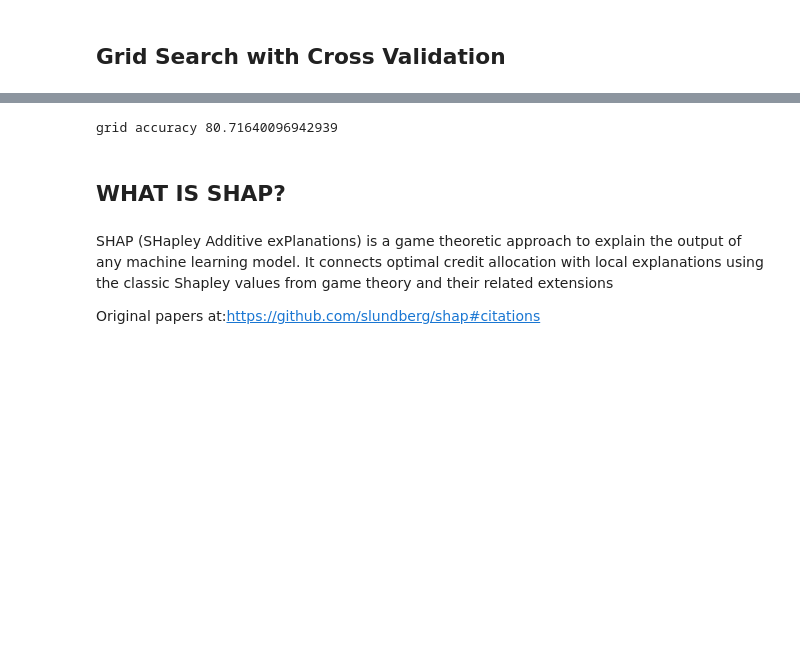
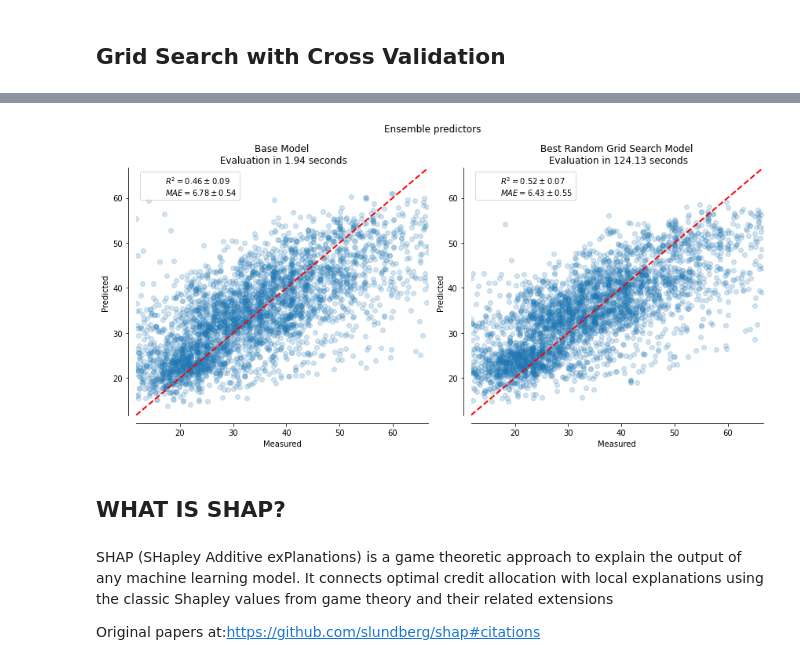
Before and after one commit to amirhkr/COVID19_RandomForest, a Jupyter notebook: notebooks/experiments/COPY_compliance_regression-Copy1.ipynb, the cells around one changed output, grey strips where cells are left out. Saved outputs shown, nothing was run; the diff lists cells and outputs as text; code cells hidden in the pictures; blank space fills up the shorter version.

```diff
--- a/notebooks/experiments/COPY_compliance_regression-Copy1.ipynb
+++ b/notebooks/experiments/COPY_compliance_regression-Copy1.ipynb
@@ -303,7 +331,12 @@ Improvement of 1.39%.
-# %%
-print('grid accuracy',grid_accuracy)
-# %% [output]
-grid accuracy 80.71640096942939
+# %%
+fig,axs=plt.subplots(1,2,figsize=[12,6])
+
+ests = [('Base Model', base_model),
+        ('Best Random Grid Search Model', best_grid)]
+
+results = fit_cv_plot(df_X, df_y[Y].values, axs, ests)
+# %% [output]
+[figure, added]
 # %% [markdown]
 <a name="shap"></a>
 ## WHAT IS SHAP?
```
Also changed, not shown: parts of 5 cells of this notebook.
